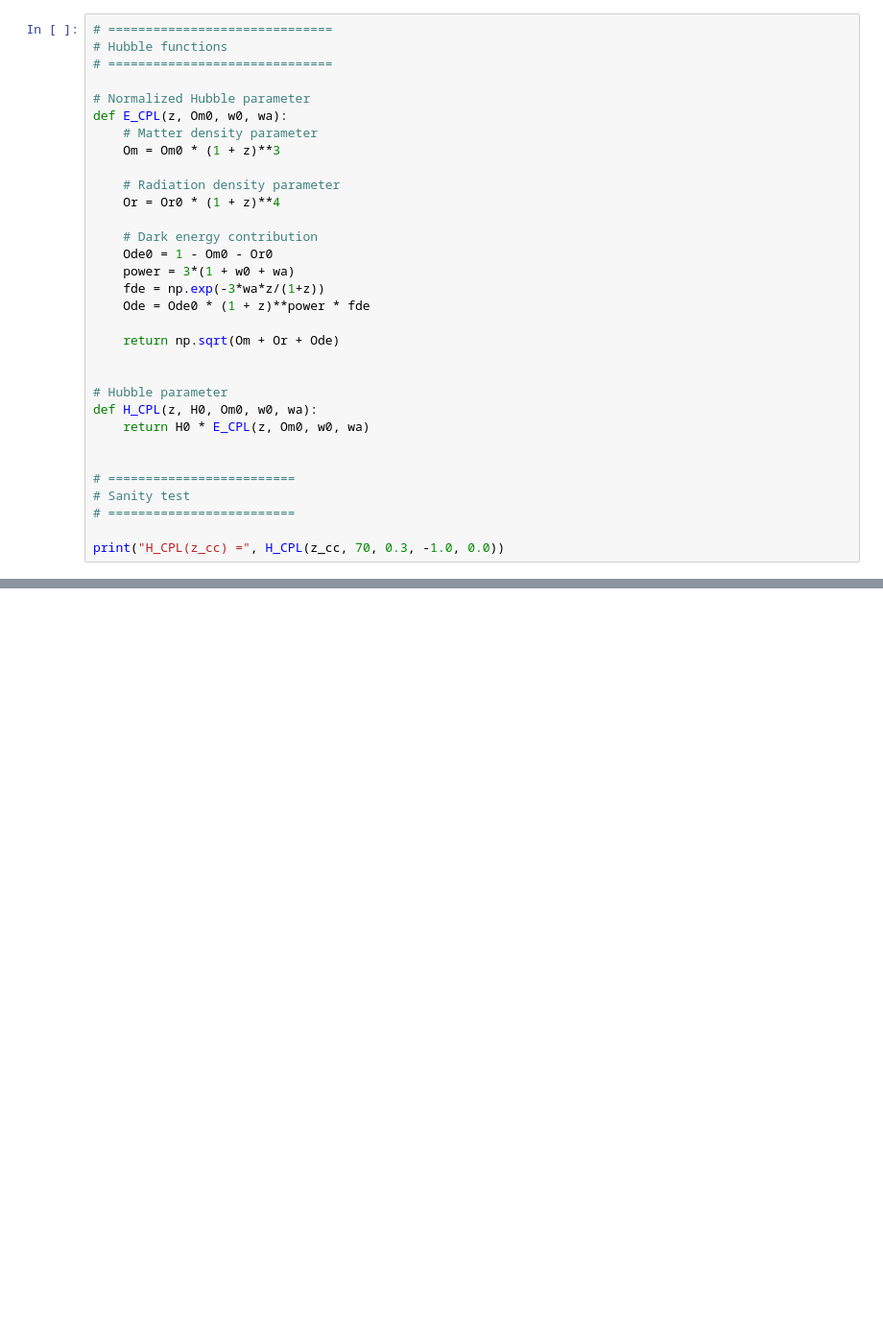
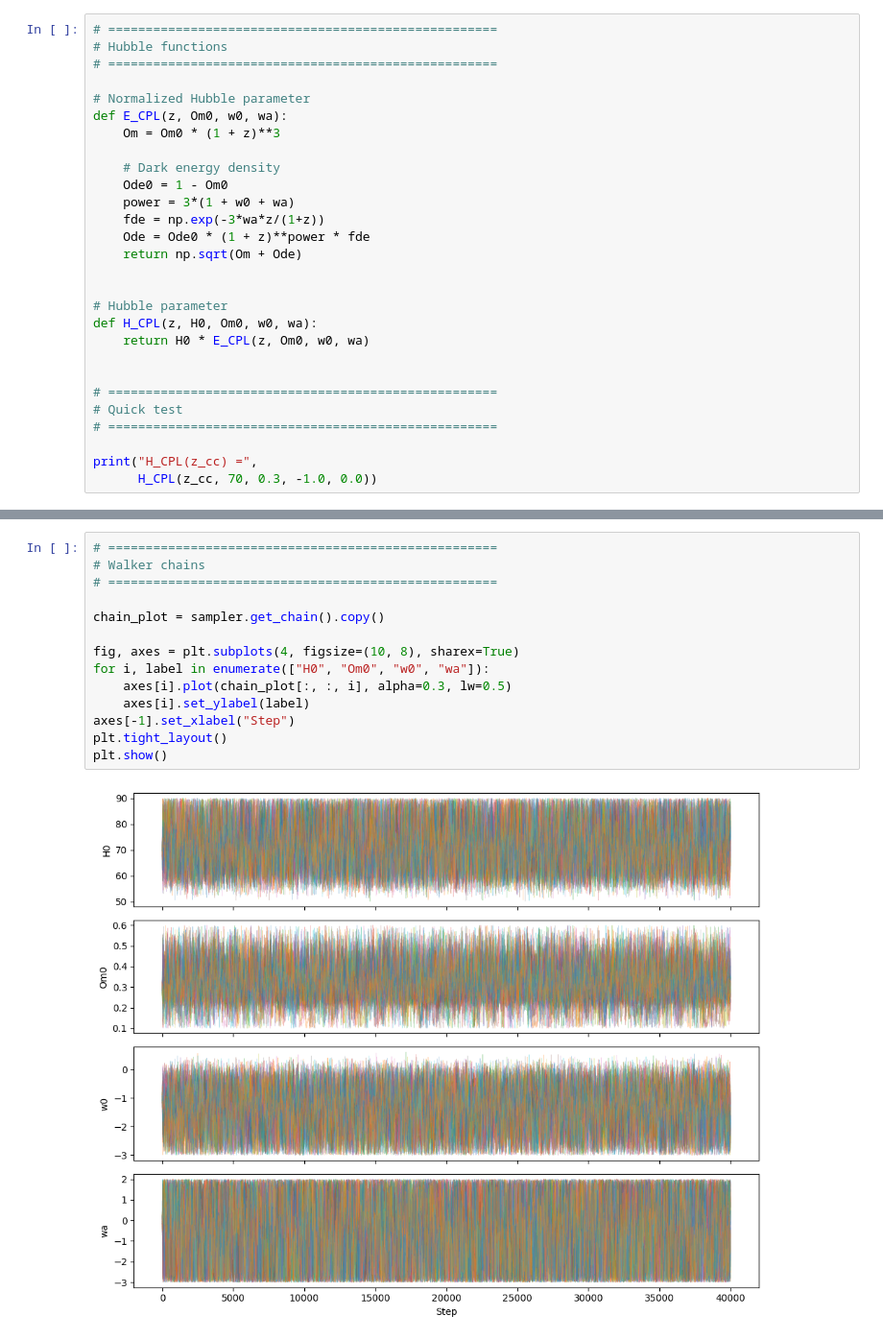
Before and after one commit to bwesley92/MCMC-cosmo, a Jupyter notebook: Codes/GR-based/CPL/CC/CPL_CC.ipynb, the cells around one changed output, grey strips where cells are left out. Shown at 96% size. Saved outputs shown, nothing was run; the diff lists cells and outputs as text; blank space fills up the shorter version.

```diff
--- a/Codes/GR-based/CPL/CC/CPL_CC.ipynb
+++ b/Codes/GR-based/CPL/CC/CPL_CC.ipynb
@@ -41,23 +33,18 @@ Or0 = 7.88e-5
 # %%
-# ==============================
+# ====================================================
 # Hubble functions
-# ==============================
+# ====================================================
 
 # Normalized Hubble parameter
 def E_CPL(z, Om0, w0, wa):
-    # Matter density parameter
     Om = Om0 * (1 + z)**3
 
-    # Radiation density parameter
-    Or = Or0 * (1 + z)**4
-
-    # Dark energy contribution
-    Ode0 = 1 - Om0 - Or0
+    # Dark energy density
+    Ode0 = 1 - Om0
     power = 3*(1 + w0 + wa)
     fde = np.exp(-3*wa*z/(1+z))
     Ode = Ode0 * (1 + z)**power * fde
-
-    return np.sqrt(Om + Or + Ode)
+    return np.sqrt(Om + Ode)
 
 
 # Hubble parameter
@@ -65,9 +52,10 @@ def H_CPL(z, H0, Om0, w0, wa):
     return H0 * E_CPL(z, Om0, w0, wa)
 
 
-# =========================
-# Sanity test
-# =========================
+# ====================================================
+# Quick test
+# ====================================================
 
-print("H_CPL(z_cc) =", H_CPL(z_cc, 70, 0.3, -1.0, 0.0))
+print("H_CPL(z_cc) =",
+      H_CPL(z_cc, 70, 0.3, -1.0, 0.0))
 # %% [output]
@@ -232,0 +300,16 @@ Removed no burn in
+# %%
+# ====================================================
+# Walker chains
+# ====================================================
+
+chain_plot = sampler.get_chain().copy()
+
+fig, axes = plt.subplots(4, figsize=(10, 8), sharex=True)
+for i, label in enumerate(["H0", "Om0", "w0", "wa"]):
+    axes[i].plot(chain_plot[:, :, i], alpha=0.3, lw=0.5)
+    axes[i].set_ylabel(label)
+axes[-1].set_xlabel("Step")
+plt.tight_layout()
+plt.show()
+# %% [output]
+[figure, added]
```
Also changed, not shown: parts of 10 cells of this notebook, 13 other files.
